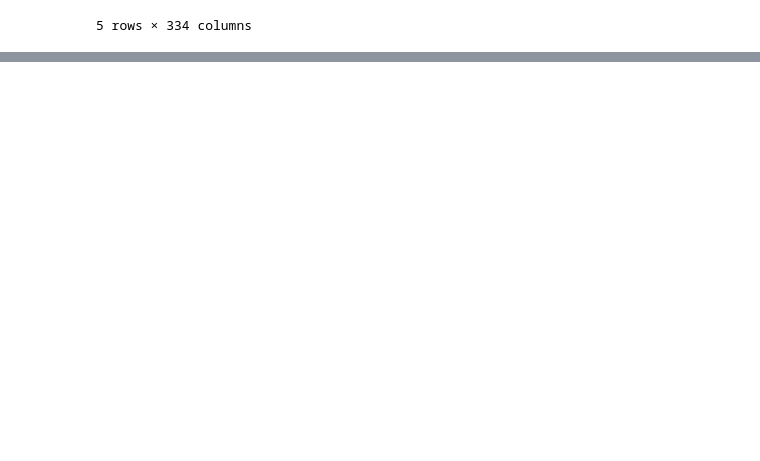
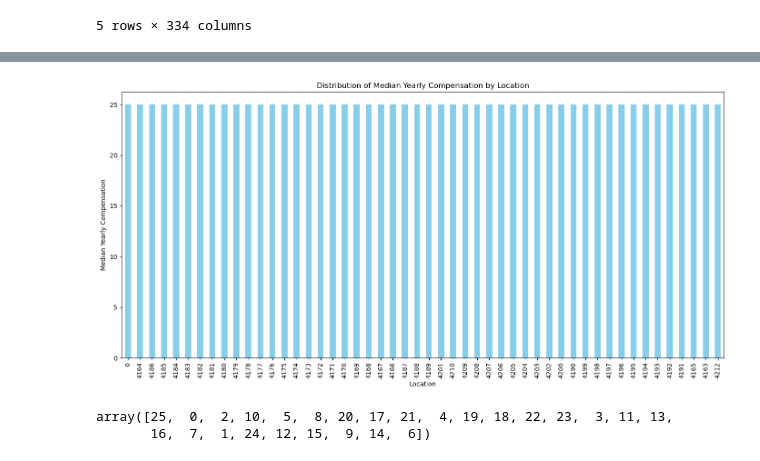
Before and after one commit to rahul0776/Job-Market-Trends, a Jupyter notebook: DIC_Abhinav_notebook.ipynb, the cells around one changed output, grey strips where cells are left out. Cells and saved outputs as stored; diff of their text form; code cells hidden in the pictures; blank space fills up the shorter version.

```diff
--- a/DIC_Abhinav_notebook.ipynb
+++ b/DIC_Abhinav_notebook.ipynb
@@ -23,0 +206,3 @@ df.head()
+# %%
+df = pd.read_csv('imputed_renamed_dataset.csv')
+df.head()
@@ -23,0 +261,13 @@ df.head()
+# %%
+df['CoursesCourseraCat'] = df['CoursesCoursera'].apply(lambda x: 'Completed' if x == 1 else 'Not Completed')
+
+# Create a pivot table for the heatmap
+pivot_table = df.pivot_table(values='YearlyCompensation', index='Education', columns='CoursesCourseraCat', aggfunc='median')
+
+# Plot heatmap
+plt.figure(figsize=(10, 8))
+sns.heatmap(pivot_table, annot=True, fmt=".0f", cmap="YlGnBu", linewidths=.5)
+plt.title('Median Yearly Compensation by Education Level and Course Completion')
+plt.xlabel('Coursera Course Completion')
+plt.ylabel('Education Level')
+plt.show()
@@ -23,0 +330,24 @@ df.head()
+# %%
+
+# Calculate the median yearly compensation for each location
+compensation_by_location = df.groupby('Location')['YearlyCompensation'].mean().sort_values(ascending=False)
+
+# If you have many locations and just want the top 50, you can use:
+compensation_by_location = compensation_by_location.head(50)
+
+# Plotting
+plt.figure(figsize=(14, 7))  # Adjust the figure size as necessary
+compensation_by_location.plot(kind='bar', color='skyblue')
+plt.title('Distribution of Median Yearly Compensation by Location')
+plt.xlabel('Location')
+plt.ylabel('Median Yearly Compensation')
+plt.xticks(rotation=90)  # Rotate location labels for better readability
+plt.tight_layout()  # Adjust subplots to give room for the rotated x-axis labels
+plt.show()
+# %% [output]
+[figure, added]
+# %%
+df['YearlyCompensation'].unique()
+# %% [output]
+array([25,  0,  2, 10,  5,  8, 20, 17, 21,  4, 19, 18, 22, 23,  3, 11, 13,
+       16,  7,  1, 24, 12, 15,  9, 14,  6])
```
Also changed, not shown: parts of 27 cells of this notebook, 3 other files.
